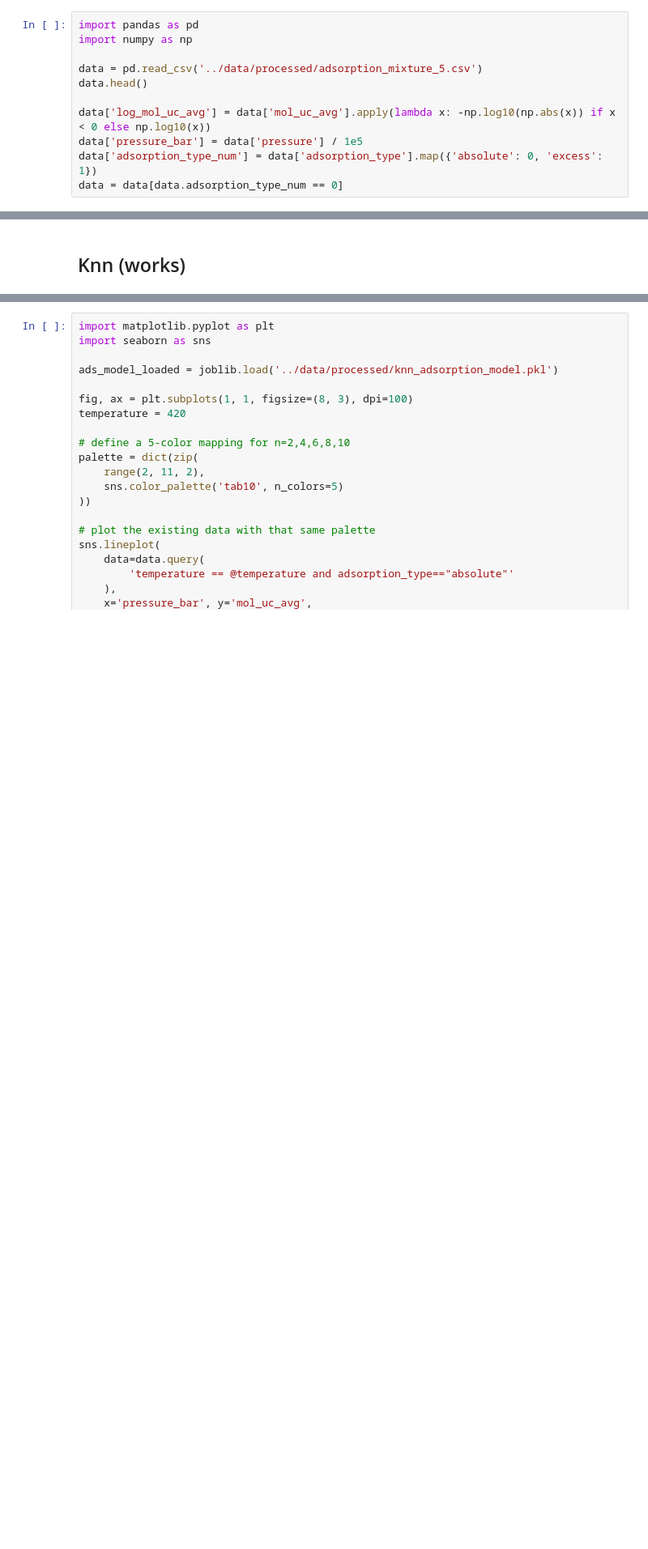
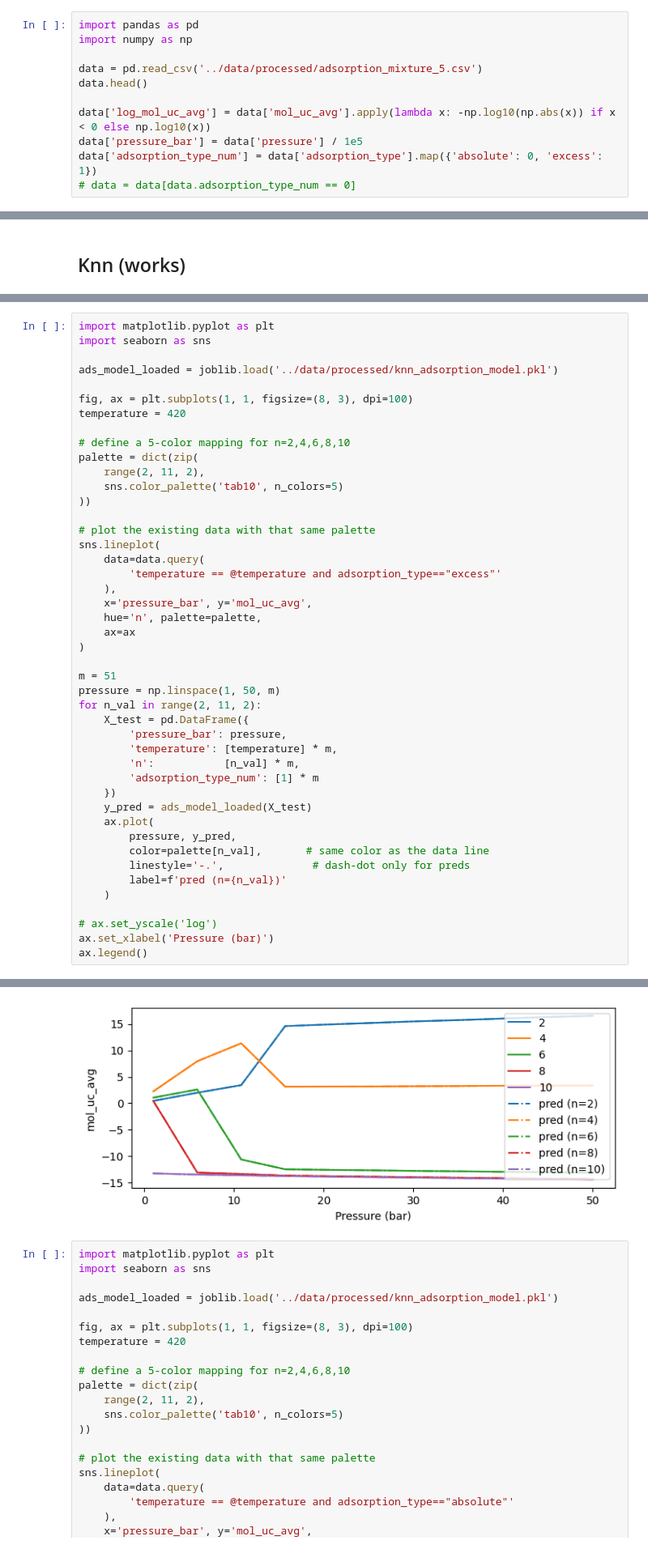
Before and after one commit to multiscale-modelling/kinetic_model, a Jupyter notebook: notebooks/adsorbtion_process_ml.ipynb, the cells around one changed output, grey strips where cells are left out. Shown at 81% size. Drawn from its saved outputs; the diff is of its cells as text; blank space fills up the shorter version.

```diff
--- a/notebooks/adsorbtion_process_ml.ipynb
+++ b/notebooks/adsorbtion_process_ml.ipynb
@@ -49,7 +49,7 @@ data.head()
 data['log_mol_uc_avg'] = data['mol_uc_avg'].apply(lambda x: -np.log10(np.abs(x)) if x < 0 else np.log10(x))
 data['pressure_bar'] = data['pressure'] / 1e5
 data['adsorption_type_num'] = data['adsorption_type'].map({'absolute': 0, 'excess': 1})
-data = data[data.adsorption_type_num == 0]
+# data = data[data.adsorption_type_num == 0]
 # %% [markdown]
 ## LightGBM (does not work)
 # %%
@@ -227,3 +228,49 @@ joblib.dump(ads_model, '../data/processed/knn_adsorption_model.pkl')
 # print(y_pred)
 # %% [output]
 ['../data/processed/knn_adsorption_model.pkl']
+# %%
+import matplotlib.pyplot as plt
+import seaborn as sns
+
+ads_model_loaded = joblib.load('../data/processed/knn_adsorption_model.pkl')
+
+fig, ax = plt.subplots(1, 1, figsize=(8, 3), dpi=100)
+temperature = 420
+
+# define a 5-color mapping for n=2,4,6,8,10
+palette = dict(zip(
+    range(2, 11, 2),
+    sns.color_palette('tab10', n_colors=5)
+))
+
+# plot the existing data with that same palette
+sns.lineplot(
+    data=data.query(
+        'temperature == @temperature and adsorption_type=="excess"'
+    ),
+    x='pressure_bar', y='mol_uc_avg',
+    hue='n', palette=palette,
+    ax=ax
+)
+
+m = 51
+pressure = np.linspace(1, 50, m)
+for n_val in range(2, 11, 2):
+    X_test = pd.DataFrame({
+        'pressure_bar': pressure,
+        'temperature': [temperature] * m,
+        'n':           [n_val] * m,
+        'adsorption_type_num': [1] * m
+    })
+    y_pred = ads_model_loaded(X_test)
+    ax.plot(
+        pressure, y_pred,
+        color=palette[n_val],       # same color as the data line
+        linestyle='-.',              # dash-dot only for preds
+        label=f'pred (n={n_val})'
+    )
+
+# ax.set_yscale('log')
+ax.set_xlabel('Pressure (bar)')
+ax.legend()
+# %% [output]
@@ -230,3 +278,4 @@ joblib.dump(ads_model, '../data/processed/knn_adsorption_model.pkl')
+[figure, added]
 # %%
 import matplotlib.pyplot as plt
 import seaborn as sns
```
Also changed, not shown: parts of 2 cells of this notebook, 11 other files.
